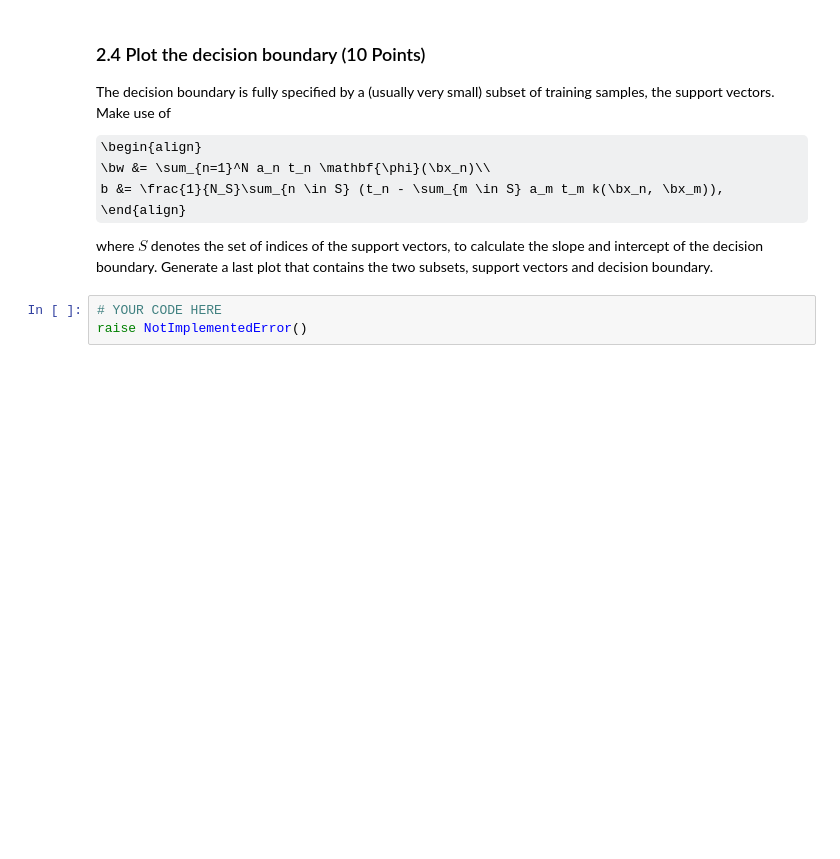
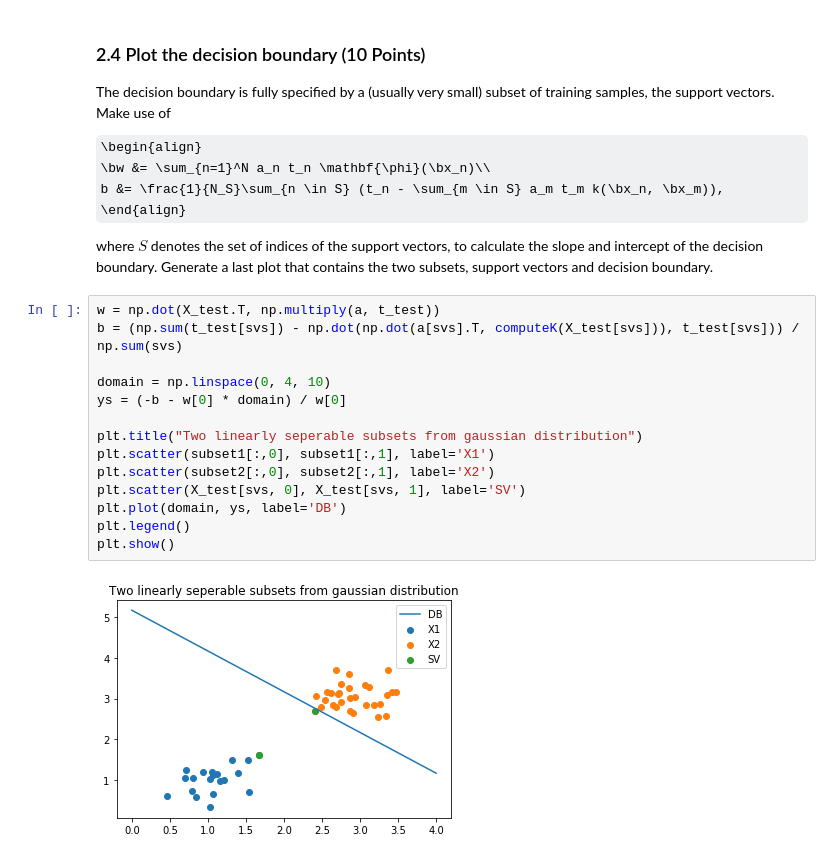
Before and after one commit to jurrew27/machine-learning, a Jupyter notebook: 11252138_10580476_lab3.ipynb, the cells around one changed output. Cells and saved outputs as stored; diff of their text form; some formulas as TeX source; blank space fills up the shorter version.

```diff
--- a/11252138_10580476_lab3.ipynb
+++ b/11252138_10580476_lab3.ipynb
@@ -595,6 +620,19 @@ b &= \frac{1}{N_S}\sum_{n \in S} (t_n - \sum_{m \in S} a_m t_m k(\bx_n, \bx_m)),
 \end{align}
 
 where $S$ denotes the set of indices of the support vectors, to calculate the slope and intercept of the decision boundary. Generate a last plot that contains the two subsets, support vectors and decision boundary.
-# %%
-# YOUR CODE HERE
-raise NotImplementedError()
+# %%
+w = np.dot(X_test.T, np.multiply(a, t_test))
+b = (np.sum(t_test[svs]) - np.dot(np.dot(a[svs].T, computeK(X_test[svs])), t_test[svs])) / np.sum(svs)
+
+domain = np.linspace(0, 4, 10)
+ys = (-b - w[0] * domain) / w[0]
+
+plt.title("Two linearly seperable subsets from gaussian distribution")
+plt.scatter(subset1[:,0], subset1[:,1], label='X1')
+plt.scatter(subset2[:,0], subset2[:,1], label='X2')
+plt.scatter(X_test[svs, 0], X_test[svs, 1], label='SV')
+plt.plot(domain, ys, label='DB')
+plt.legend()
+plt.show()
+# %% [output]
+[figure, added]
```
Also changed, not shown: parts of 12 cells of this notebook.
